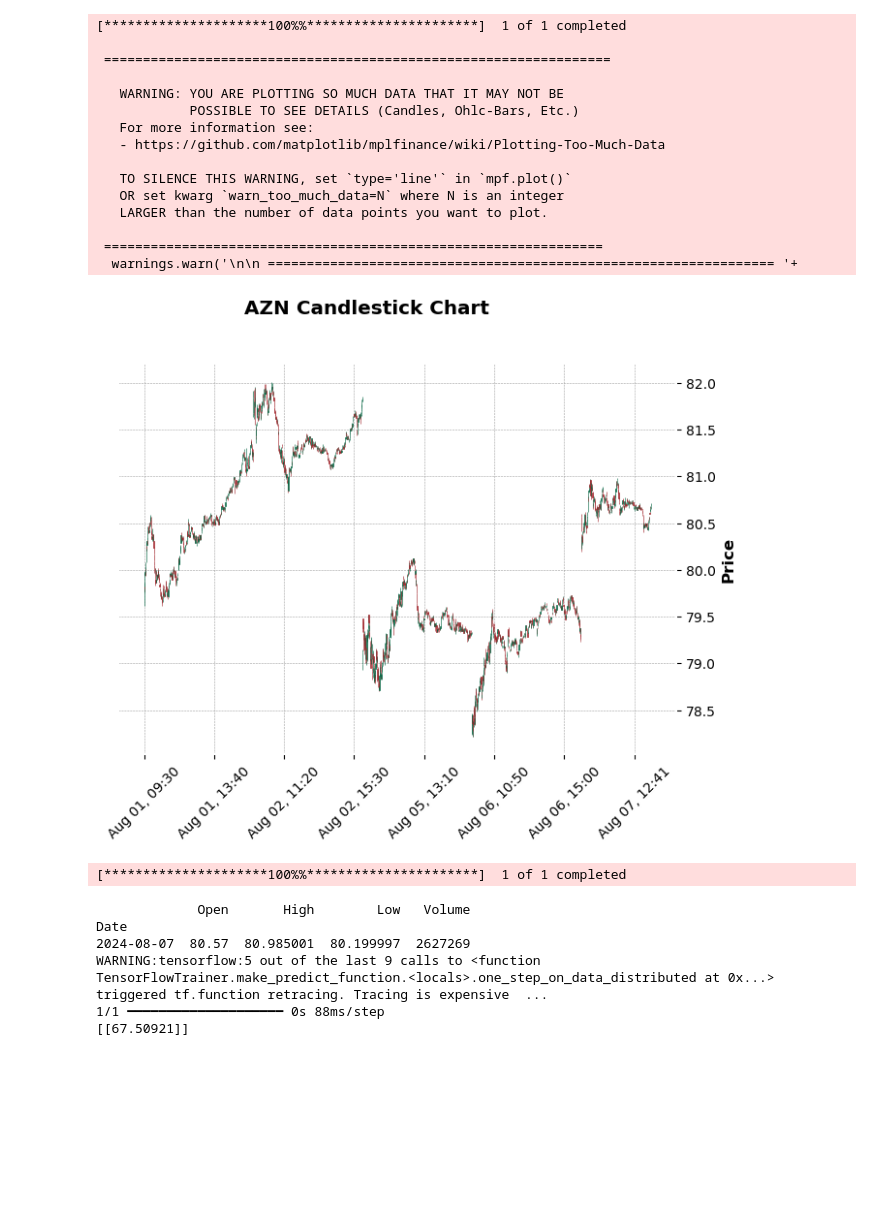
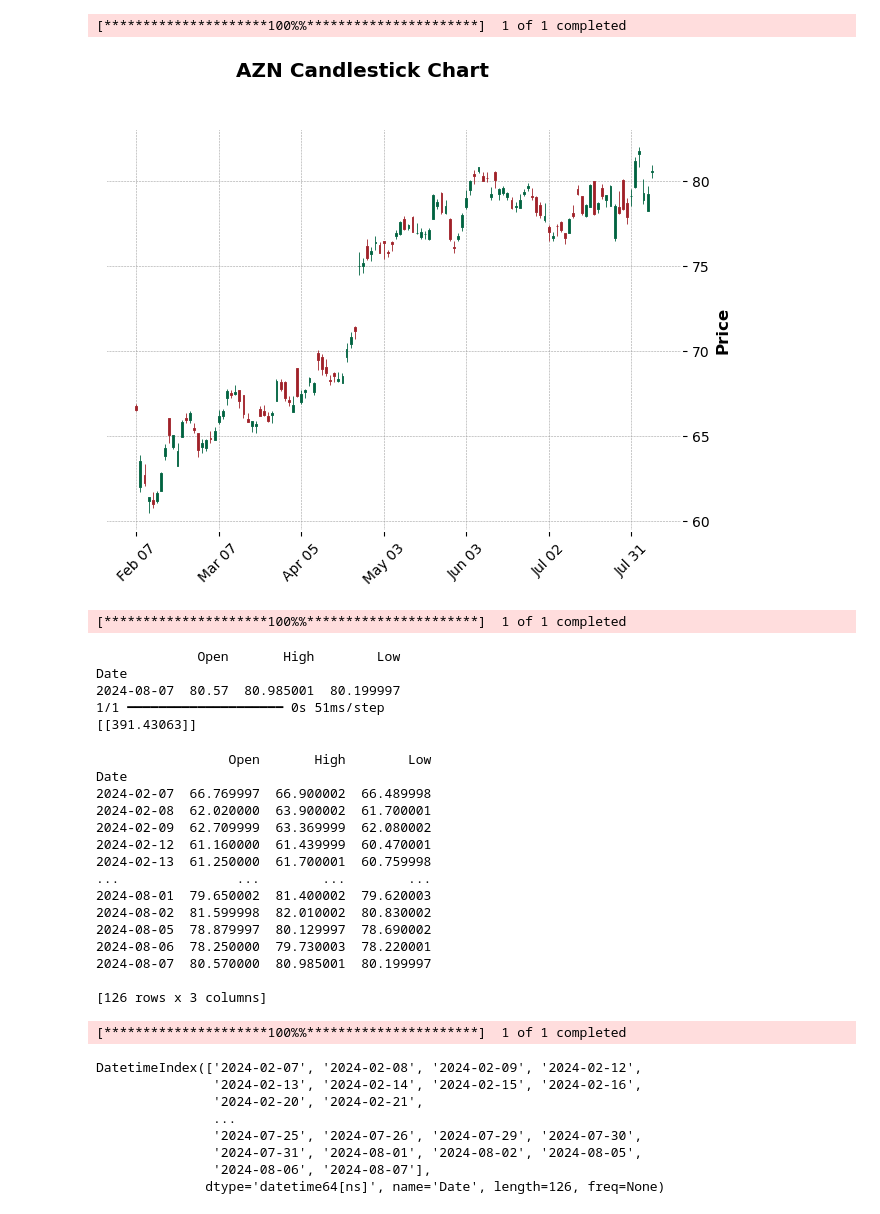
Before and after one commit to yohlimem/AI-Stonks, a Jupyter notebook: main.ipynb, the cells around one changed output. Cells and saved outputs as stored; diff of their text form; code cells hidden in the pictures; blank space fills up the shorter version.

Commit message:
changes the y to return volume 2

```diff
--- a/main.ipynb
+++ b/main.ipynb
@@ -10,38 +10,24 @@ from tensorflow.keras import layers, callbacks
 # %%
 
 # Download recent data
-recent_data = yf.download("AZN", period="5d", interval="1m")
+recent_data = yf.download("AZN", period="6mo", interval="1d")
 
 # Drop unnecessary columns
 recent_data = recent_data.drop(columns=["Adj Close"])
 
 # Create a candlestick chart
 mpf.plot(
     recent_data,
     type="candle",
     style="charles",
     title="AZN Candlestick Chart",
     ylabel="Price",
 )
 
 # Show the plot
 mpf.show()
 # %% [output]
 [*********************100%%**********************]  1 of 1 completed
-
- =================================================================
-
-   WARNING: YOU ARE PLOTTING SO MUCH DATA THAT IT MAY NOT BE
-            POSSIBLE TO SEE DETAILS (Candles, Ohlc-Bars, Etc.)
-   For more information see:
-   - https://github.com/matplotlib/mplfinance/wiki/Plotting-Too-Much-Data
-
-   TO SILENCE THIS WARNING, set `type='line'` in `mpf.plot()`
-   OR set kwarg `warn_too_much_data=N` where N is an integer
-   LARGER than the number of data points you want to plot.
-
- ================================================================
-  warnings.warn('\n\n ================================================================= '+
-[figure, old version]
+[figure, new version]
 # %%
 
@@ -82,15 +68,45 @@ history = model.fit(
 # %%
 checl_data =  yf.download("AZN",period= "1d")
 checl_data = checl_data.drop(columns=["Adj Close"])
-check_X = checl_data.drop(columns="Close")
+check_X = checl_data.drop(columns=["Close","Volume"])
 #print(checl_data.head())
 print(check_X)
 print(model.predict(check_X))
 # %% [output]
 [*********************100%%**********************]  1 of 1 completed
-             Open       High        Low   Volume
+             Open       High        Low
 Date
-2024-08-07  80.57  80.985001  80.199997  2627269
-WARNING:tensorflow:5 out of the last 9 calls to <function TensorFlowTrainer.make_predict_function.<locals>.one_step_on_data_distributed at 0x...> triggered tf.function retracing. Tracing is expensive  ...
-1/1 ━━━━━━━━━━━━━━━━━━━━ 0s 88ms/step
-[[67.50921]]
+2024-08-07  80.57  80.985001  80.199997
+1/1 ━━━━━━━━━━━━━━━━━━━━ 0s 51ms/step
+[[391.43063]]
+# %%
+print(X)
+# %% [output]
+                 Open       High        Low
+Date
+2024-02-07  66.769997  66.900002  66.489998
+2024-02-08  62.020000  63.900002  61.700001
+2024-02-09  62.709999  63.369999  62.080002
+2024-02-12  61.160000  61.439999  60.470001
+2024-02-13  61.250000  61.700001  60.759998
+...               ...        ...        ...
+2024-08-01  79.650002  81.400002  79.620003
+2024-08-02  81.599998  82.010002  80.830002
+2024-08-05  78.879997  80.129997  78.690002
+2024-08-06  78.250000  79.730003  78.220001
+2024-08-07  80.570000  80.985001  80.199997
+
+[126 rows x 3 columns]
+# %%
+recent_data = yf.download("AZN", period="6mo", interval="1d")
+recent_data.index
+# %% [output]
+[*********************100%%**********************]  1 of 1 completed
+DatetimeIndex(['2024-02-07', '2024-02-08', '2024-02-09', '2024-02-12',
+               '2024-02-13', '2024-02-14', '2024-02-15', '2024-02-16',
+               '2024-02-20', '2024-02-21',
+               ...
+               '2024-07-25', '2024-07-26', '2024-07-29', '2024-07-30',
+               '2024-07-31', '2024-08-01', '2024-08-02', '2024-08-05',
+               '2024-08-06', '2024-08-07'],
+              dtype='datetime64[ns]', name='Date', length=126, freq=None)
```
Also changed, not shown: parts of 1 cell of this notebook.
